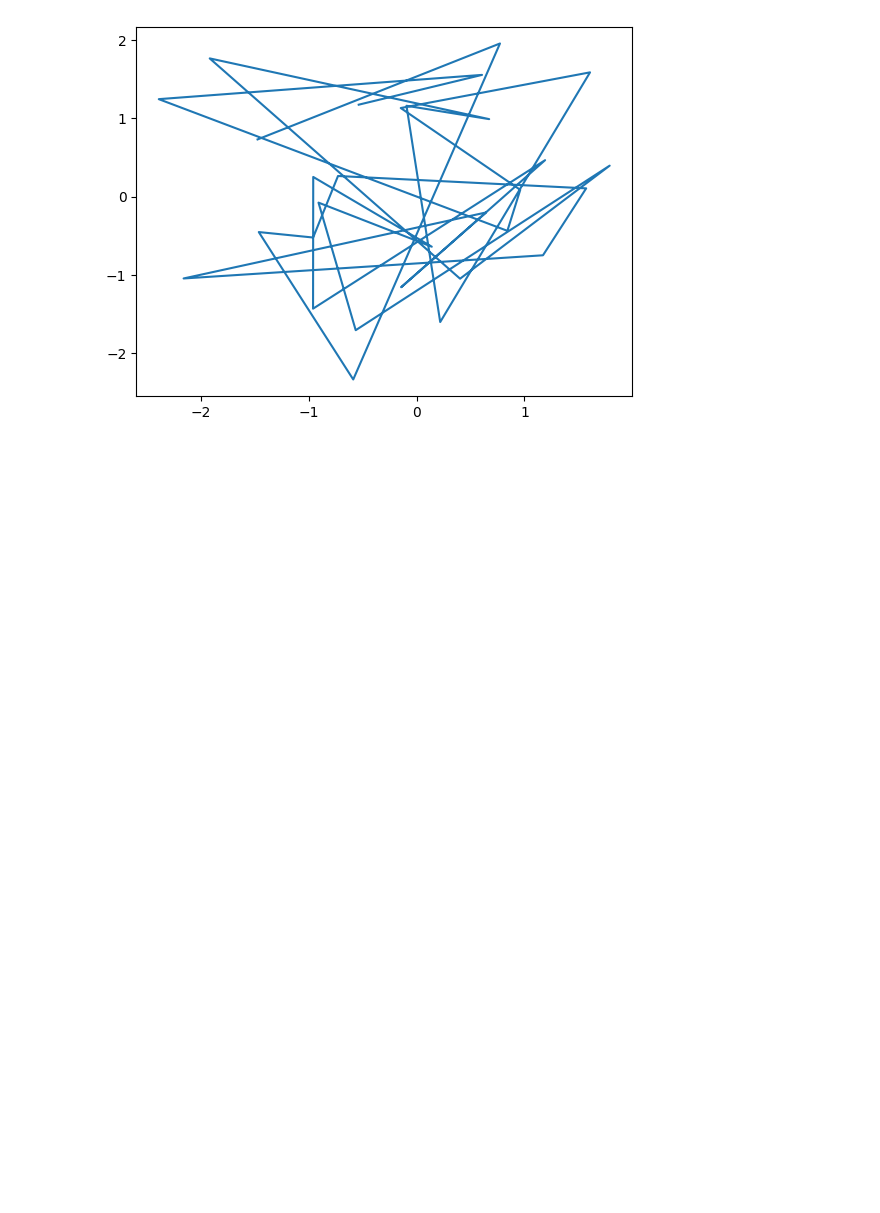
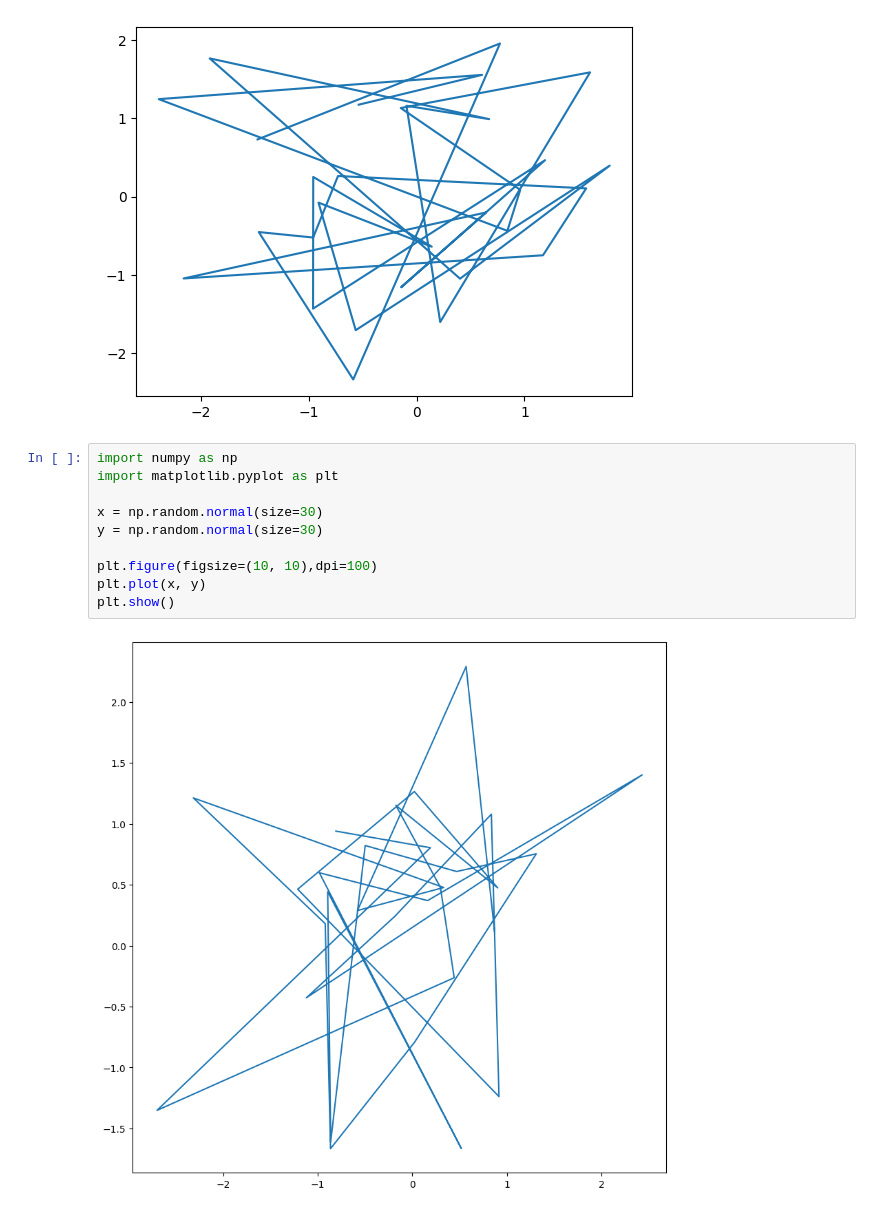
Before and after one commit to ArunK-ML/Learn---Image-processing-DL, a Jupyter notebook: Image_processing.ipynb, the cells around one changed output. Drawn from its saved outputs; the diff is of its cells as text; blank space fills up the shorter version.

```diff
--- a/Image_processing.ipynb
+++ b/Image_processing.ipynb
@@ -96,3 +96,15 @@ plt.plot(x, y)
 plt.show()
 # %% [output]
 [figure]
+# %%
+import numpy as np
+import matplotlib.pyplot as plt
+
+x = np.random.normal(size=30)
+y = np.random.normal(size=30)
+
+plt.figure(figsize=(10, 10),dpi=100)
+plt.plot(x, y)
+plt.show()
+# %% [output]
+[figure, added]
```
Also changed, not shown: parts of 1 cell of this notebook.
